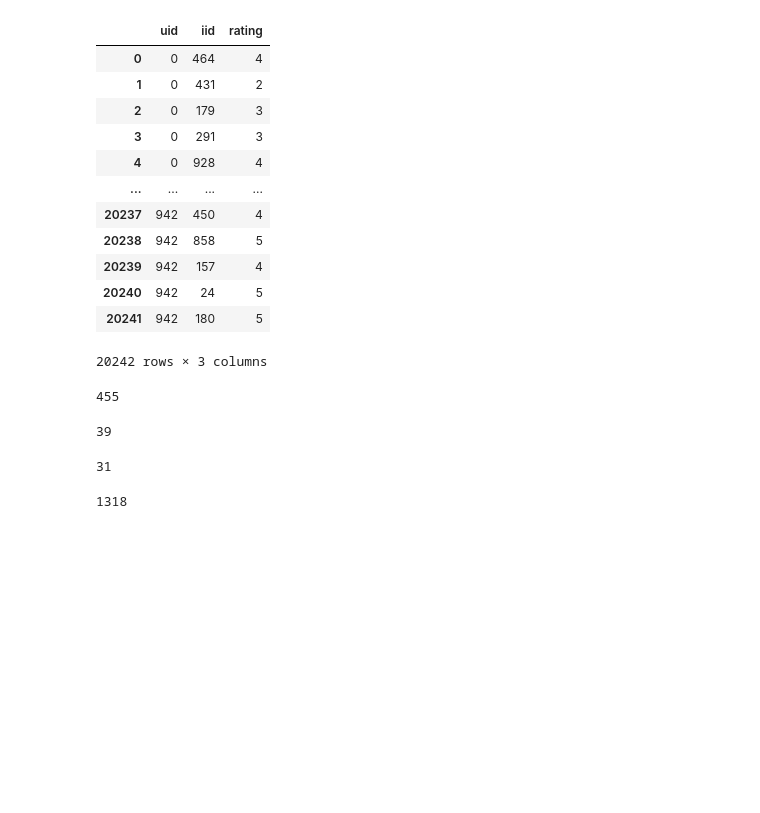
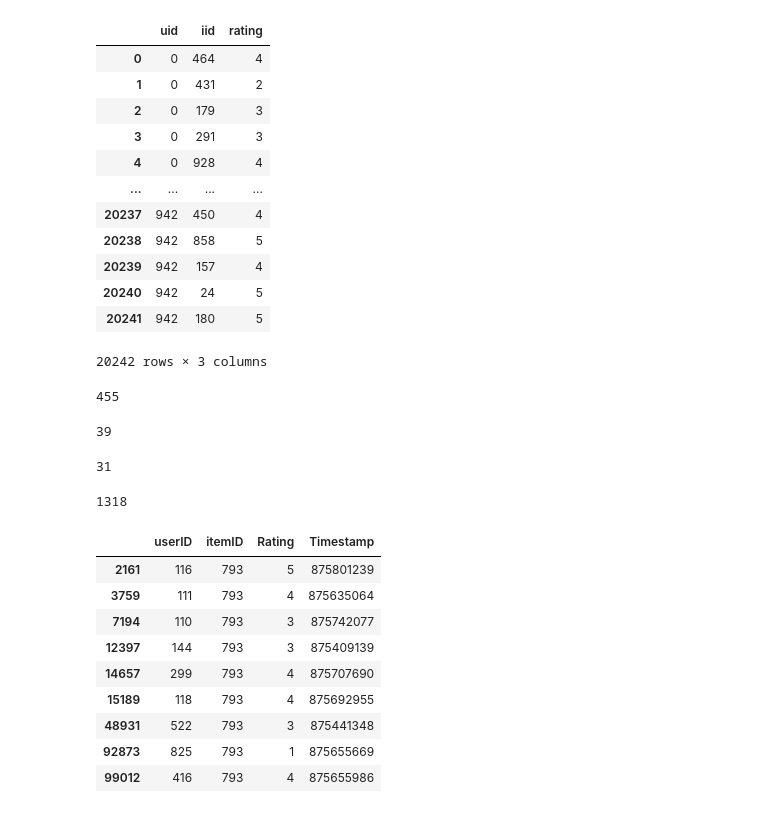
Before and after one commit to tahsinkheya/re_ranking_clean, a Jupyter notebook: main.ipynb, the cells around one changed output. Cells and saved outputs as stored; diff of their text form; code cells hidden in the pictures; blank space fills up the shorter version.

```diff
--- a/main.ipynb
+++ b/main.ipynb
@@ -606,3 +606,16 @@ rating_data_pd[rating_data_pd["userID"]==0].__len__()
 1349-31
 # %% [output]
 1318
+# %%
+rating_data_pd[rating_data_pd["itemID"]==793]
+# %% [output]
+|  | userID | itemID | Rating | Timestamp |
+| 2161 | 116 | 793 | 5 | 875801239 |
+| 3759 | 111 | 793 | 4 | 875635064 |
+| 7194 | 110 | 793 | 3 | 875742077 |
+| 12397 | 144 | 793 | 3 | 875409139 |
+| 14657 | 299 | 793 | 4 | 875707690 |
+| 15189 | 118 | 793 | 4 | 875692955 |
+| 48931 | 522 | 793 | 3 | 875441348 |
+| 92873 | 825 | 793 | 1 | 875655669 |
+| 99012 | 416 | 793 | 4 | 875655986 |
```
Also changed, not shown: 2 other files.
